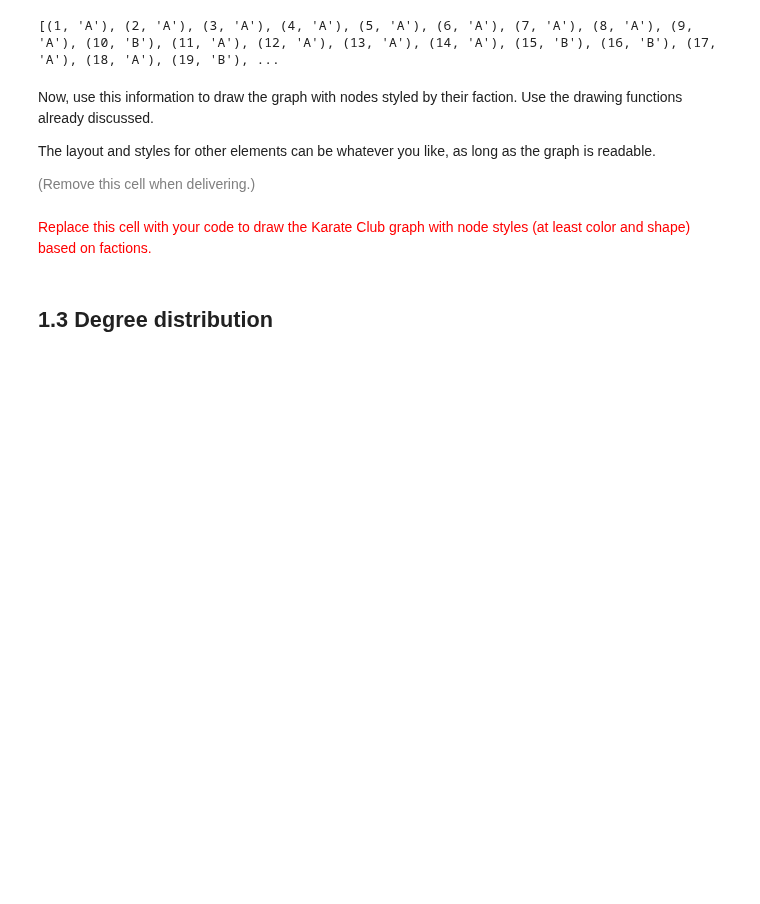
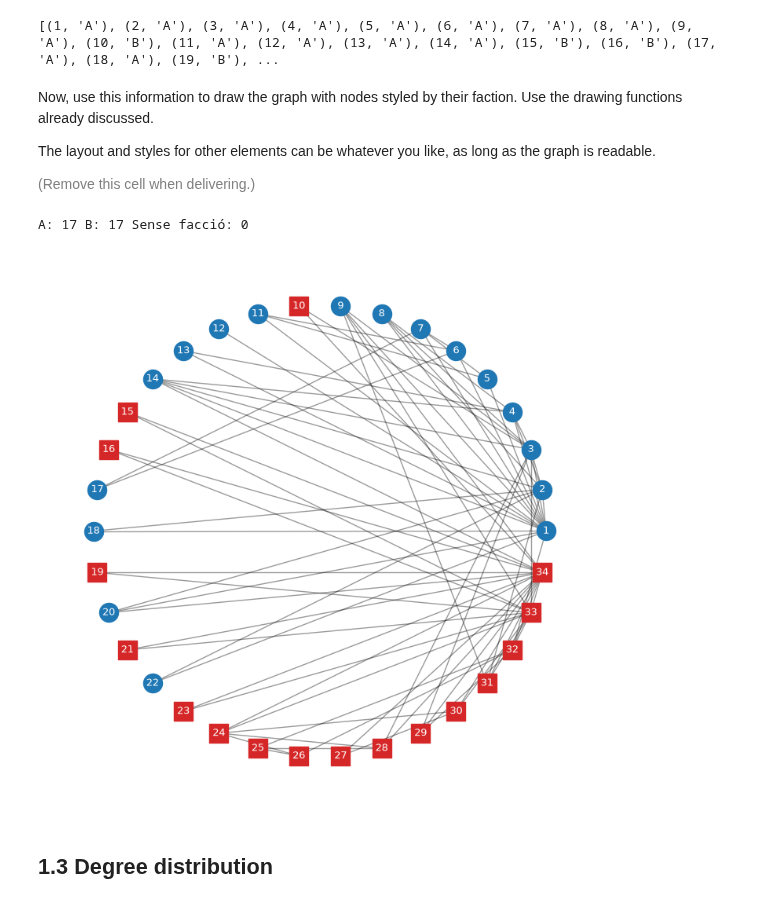
Before and after one commit to polroviraalm/networks-science-course, a Jupyter notebook: practicum/ps01-networkx-pandas-2026 enunciat.ipynb, the cells around one changed output. Saved outputs shown, nothing was run; the diff lists cells and outputs as text; code cells hidden in the pictures; blank space fills up the shorter version.

```diff
--- a/practicum/ps01-networkx-pandas-2026 enunciat.ipynb
+++ b/practicum/ps01-networkx-pandas-2026 enunciat.ipynb
@@ -194,3 +248,12 @@ For this exercise:
+# %%
+with open("data/karate-club/karate-factions.csv") as file:   # Obrim el fitxer; 'with' el tanca sol en acabar
+    next(file)                          # next() consumeix la primera línia (la capçalera) i la descarta
+    for line in file:                   # Ara recorrem la resta de línies, una a una
+        node_id, faction = line.split() # split() separa per espais/tabuladors: 'N A' -> node_id='N', faction='A'
+        karate_club.nodes[int(node_id)]["faction"] = faction
+        # karate_club.nodes[n] és el diccionari d'atributs del node n.
+        # int(node_id) converteix el text '5' en l'enter 5 (els nodes són enters, no text)
+        # ["faction"] = faction crea/actualitza l'atribut 'faction' d'aquest node
 # %%
 # LEAVE THIS CODE AS-IS
 
@@ -203,8 +266,45 @@ Now, use this information to draw the graph with nodes styled by their faction.
 The layout and styles for other elements can be whatever you like, as long as the graph is readable.
 
 <font size="-1" color="gray">(Remove this cell when delivering.)</font>
-# %% [markdown]
-<font size="+1" color="red">Replace this cell with your code to draw the Karate Club graph with node styles (at least color and shape) based on factions.</font>
+# %%
+pos = nx.circular_layout(karate_club)   # Posicions en cercle
+
+nodes_A = []       # Llista dels nodes de la facció A
+nodes_B = []       # Llista dels nodes de la facció B
+nodes_sense = []   # Nodes sense facció assignada (per seguretat)
+
+for node, faccio in karate_club.nodes(data="faction"):  # Cada element és (node, valor de 'faction')
+    if faccio == "A":              # Si és de la A...
+        nodes_A.append(node)       # ...l'afegim a la llista A
+    elif faccio == "B":            # Si no, però és de la B...
+        nodes_B.append(node)
+    else:                          # Si no és ni A ni B (o és None)...
+        nodes_sense.append(node)
+
+# Diagnòstic: les tres llistes han de sumar 34
+print("A:", len(nodes_A), "B:", len(nodes_B), "Sense facció:", len(nodes_sense))
+
+plt.figure(figsize=(9, 9))
+nx.draw_networkx_edges(karate_club, pos, alpha=0.4)   # Primer les arestes (al fons)
+
+nx.draw_networkx_nodes(karate_club, pos, nodelist=nodes_A,
+                       node_color="tab:blue", node_shape="o", node_size=300)
+# nodelist=... limita el dibuix NOMÉS a aquests nodes. Facció A: cercles blaus
+
+nx.draw_networkx_nodes(karate_club, pos, nodelist=nodes_B,
+                       node_color="tab:red", node_shape="s", node_size=300)
+# Facció B: quadrats vermells
+
+nx.draw_networkx_nodes(karate_club, pos, nodelist=nodes_sense,
+                       node_color="gray", node_shape="^", node_size=300)
+# Sense facció: triangles grisos (si cap, la llista és buida i no dibuixa res)
+
+nx.draw_networkx_labels(karate_club, pos, font_size=9, font_color="white")
+plt.axis("off")
+plt.show()
+# %% [output]
+A: 17 B: 17 Sense facció: 0
+[figure, added]
 # %% [markdown]
 ## 1.3 Degree distribution
 # %% [markdown]
```
Also changed, not shown: parts of 28 cells of this notebook.
